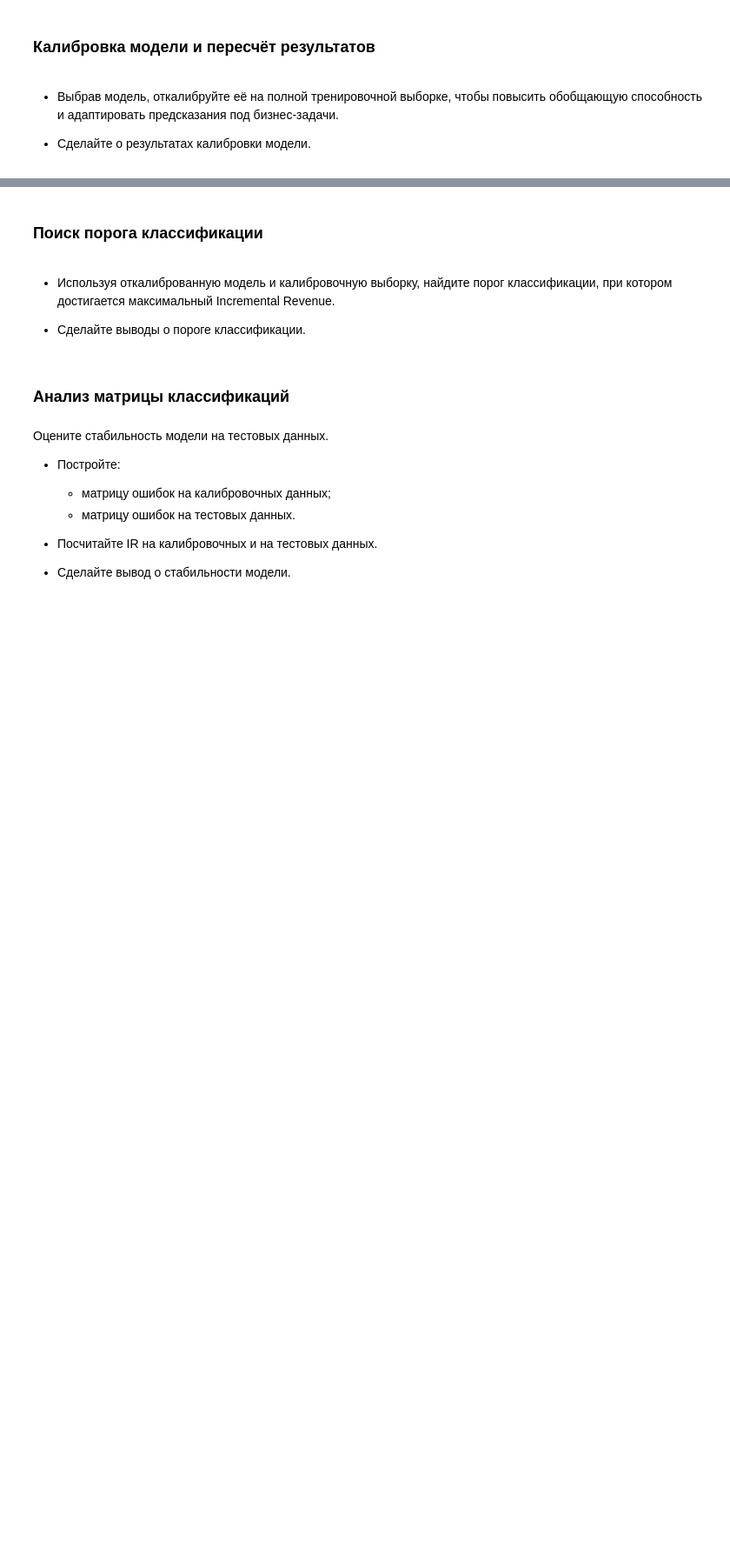
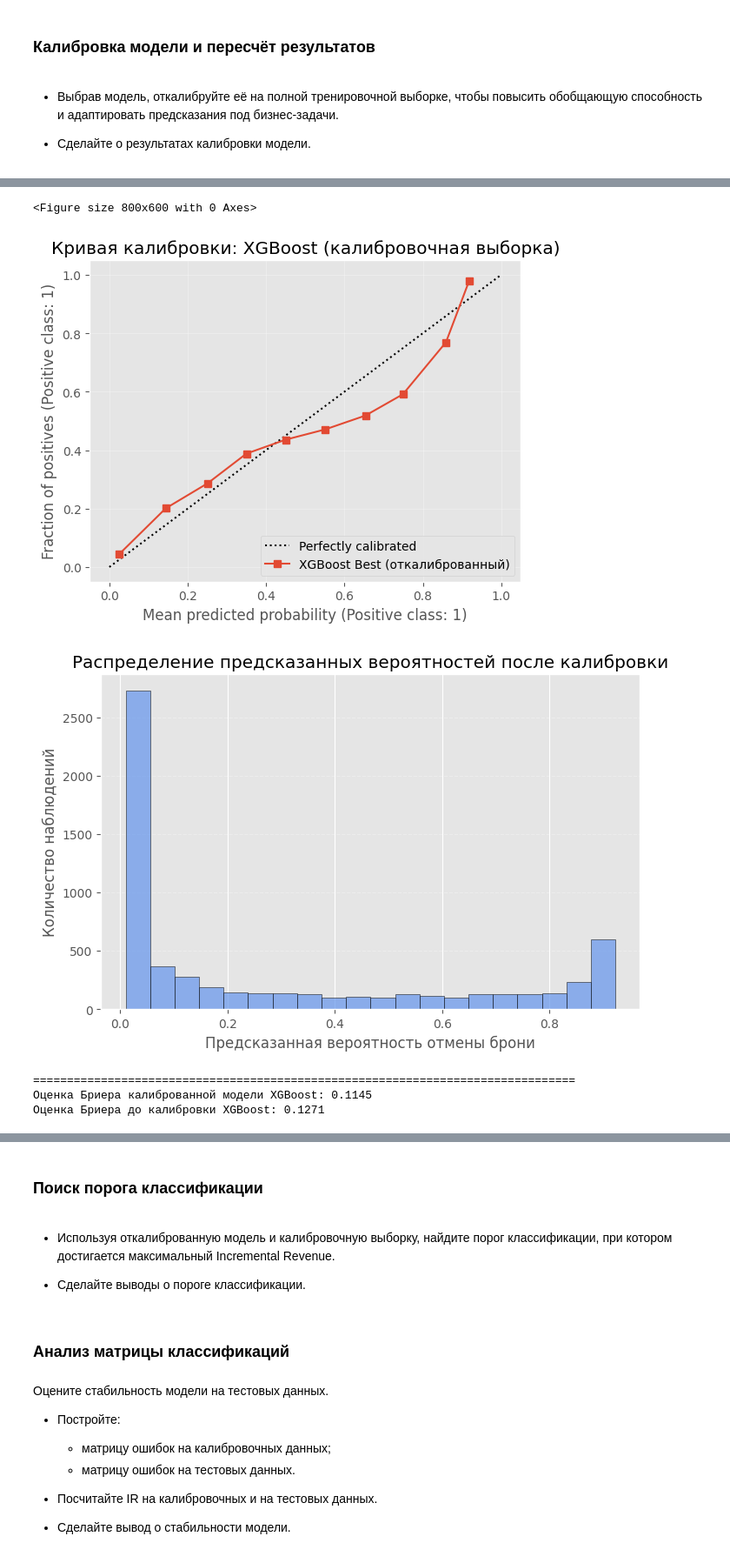
Before and after one commit to TemaQDX/project_module_04_urbanstay, a Jupyter notebook: project_module_04_urbanstay_Artem_Burov.ipynb, the cells around one changed output, grey strips where cells are left out. Shown at 87% size. Drawn from its saved outputs; the diff is of its cells as text; code cells hidden in the pictures; blank space fills up the shorter version.

```diff
--- a/project_module_04_urbanstay_Artem_Burov.ipynb
+++ b/project_module_04_urbanstay_Artem_Burov.ipynb
@@ -2670,0 +2706,56 @@ LightGBM Optuna занял промежуточное положение по в
+# %%
+frozen_xgboost_best = FrozenEstimator(xgb_best_model)
+
+# Калибруем модель
+calibrated_model_xgb = CalibratedClassifierCV(
+    estimator=frozen_xgboost_best,
+    method='sigmoid'
+)
+
+# Обучаем "замороженную" модель на полной тренировочной выборке
+calibrated_model_xgb.fit(X_train_val, y_train_val)
+
+# Вычисляем откалиброванные вероятности на полной калибровочной выборке
+y_proba_calib = calibrated_model_xgb.predict_proba(X_calib)[:,1]
+prob_true, prob_pred = calibration_curve(y_calib, y_proba_calib, n_bins=10)
+
+
+# Строим линию калибровки
+plt.figure(figsize=(8, 6))
+disp = CalibrationDisplay.from_predictions(
+    y_calib,
+    y_proba_calib,
+    name="XGBoost Best (откалиброванный)",
+    n_bins=10,
+    strategy="uniform"
+)
+
+plt.title("Кривая калибровки: XGBoost (калибровочная выборка)")
+plt.grid(alpha=0.3)
+plt.show()
+
+# Строим гистограмму распределения предсказанных вероятностей
+plt.figure(figsize=(8, 5))
+plt.hist(y_proba_calib, bins=20, color='cornflowerblue', alpha=0.7, edgecolor='black')
+
+plt.title('Распределение предсказанных вероятностей после калибровки')
+plt.xlabel('Предсказанная вероятность отмены брони')
+plt.ylabel('Количество наблюдений')
+plt.grid(axis='y', alpha=0.3, linestyle='--')
+
+plt.show()
+# %% [output]
+<Figure size 800x600 with 0 Axes>
+[figure, added]
+[figure, added]
+# %%
+brier_score_calib = brier_score_loss(y_calib, y_proba_calib)
+brier_score_raw = brier_score_loss(y_calib, y_proba_raw)
+
+print('='*80)
+print(f'Оценка Бриера калиброванной модели XGBoost: {brier_score_calib:.4f}')
+print(f'Оценка Бриера до калибровки XGBoost: {brier_score_raw:.4f}')
+# %% [output]
+================================================================================
+Оценка Бриера калиброванной модели XGBoost: 0.1145
+Оценка Бриера до калибровки XGBoost: 0.1271
```
Also changed, not shown: parts of 12 cells of this notebook, 1 other file.
